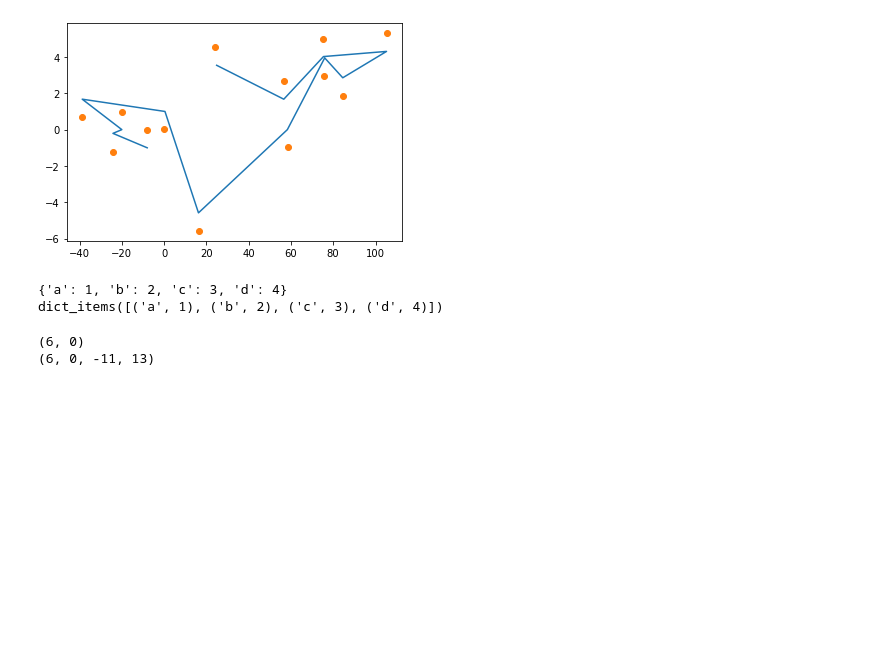
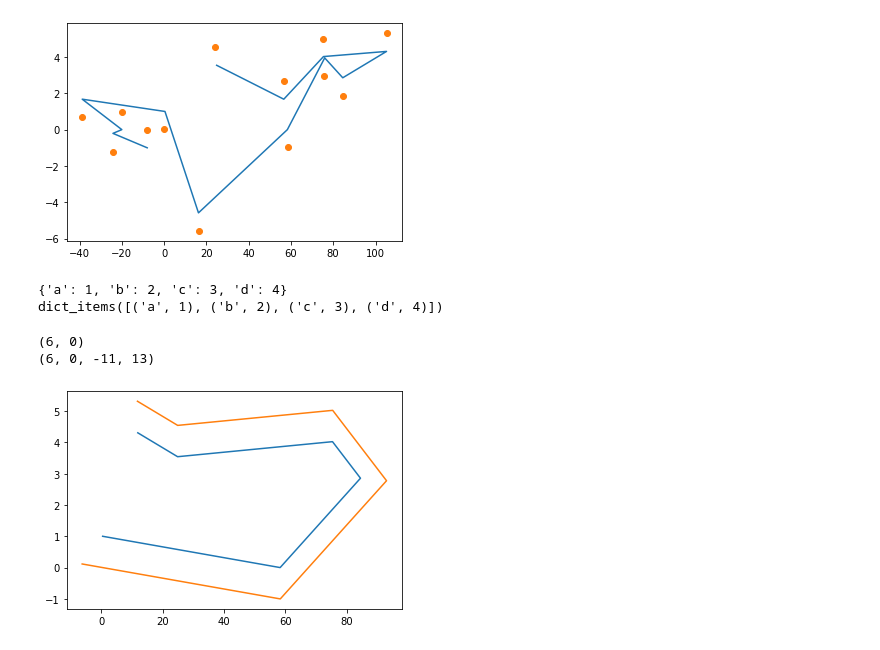
Before and after one commit to Unilmalas/TextAI, a Jupyter notebook: snippets 42.ipynb, the cells around one changed output. Cells and saved outputs as stored; diff of their text form; code cells hidden in the pictures; blank space fills up the shorter version.

```diff
--- a/snippets 42.ipynb
+++ b/snippets 42.ipynb
@@ -1120,3 +1120,86 @@ print(eea(198, 168))
 # %% [output]
 (6, 0)
 (6, 0, -11, 13)
+# %%
+import numpy as np
+import matplotlib.pyplot as plt
+
+xN = [11.86478, 24.851482, 75.38245, 84.50359, 58.3, 0.4]
+yN = [4.3048816, 3.541581, 4.0219164, 2.854434, 0.0, 1.0]
+
+newX = []
+newY = []
+
+def findIntesection(p1x, p1y, p2x, p2y, p3x,p3y, p4x, p4y):
+    dx12 = p2x - p1x
+    dy12 = p2y - p1y
+    dx34 = p4x - p3x
+    dy34 = p4y - p3y
+
+    denominator = (dy12*dx34-dx12*dy34)
+
+    t1 = ((p1x - p3x) * dy34 + (p3y - p1y) * dx34)/ denominator
+
+    t2 = ((p3x - p1x) * dy12 + (p1y - p3y) * dx12)/ -denominator;
+
+    intersectX = p1x + dx12 * t1
+    intersectY = p1y + dy12 * t1
+
+    if (t1 < 0): t1 = 0
+    elif (t1 > 1): t1 = 1
+    if (t2 < 0): t2 = 0
+    elif (t2 > 1): t2 = 1
+
+    return intersectX,intersectY
+
+def normalizeVec(x,y):
+    distance = np.sqrt(x*x+y*y)
+    return x/distance, y/distance
+
+def getEnlarged(oldX, oldY, offset):
+    num_points = len(oldX)
+
+    for j in range(num_points):
+        i = j - 1
+        if i < 0:
+            i += num_points
+        k = (j + 1) % num_points
+
+        vec1X =  oldX[j] - oldX[i]
+        vec1Y =  oldY[j] - oldY[i]
+        v1normX, v1normY = normalizeVec(vec1X,vec1Y)
+        v1normX *= offset
+        v1normY *= offset
+        n1X = -v1normY
+        n1Y = v1normX
+        pij1X = oldX[i] + n1X
+        pij1Y = oldY[i] + n1Y
+        pij2X = oldX[j] + n1X
+        pij2Y = oldY[j] + n1Y
+
+        vec2X =  oldX[k] - oldX[j]
+        vec2Y =  oldY[k] - oldY[j]
+        v2normX, v2normY = normalizeVec(vec2X,vec2Y)
+        v2normX *= offset
+        v2normY *= offset
+        n2X = -v2normY
+        n2Y = v2normX
+        pjk1X = oldX[j] + n2X
+        pjk1Y = oldY[j] + n2Y
+        pjk2X = oldX[k] + n2X
+        pjk2Y = oldY[k] + n2Y
+
+        intersectX,intersetY = findIntesection(pij1X,pij1Y,pij2X,pij2Y,pjk1X,pjk1Y,pjk2X,pjk2Y)
+
+        #print(intersectX,intersetY)
+
+        newX.append(intersectX)
+        newY.append(intersetY)
+
+getEnlarged(xN, yN, 1)
+
+plt.plot(xN, yN)
+plt.plot(newX, newY)
+plt.show()
+# %% [output]
+[figure, added]
```
Also changed, not shown: parts of 7 cells of this notebook.
